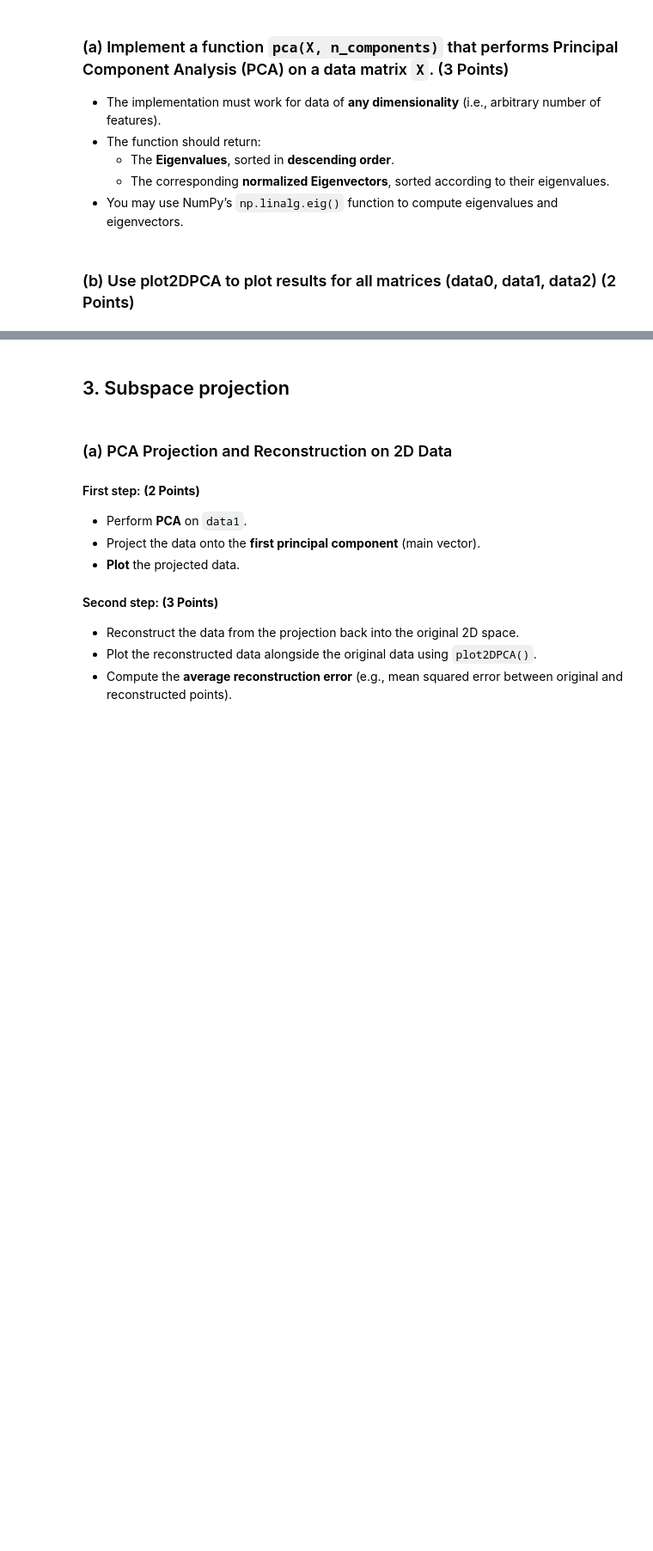
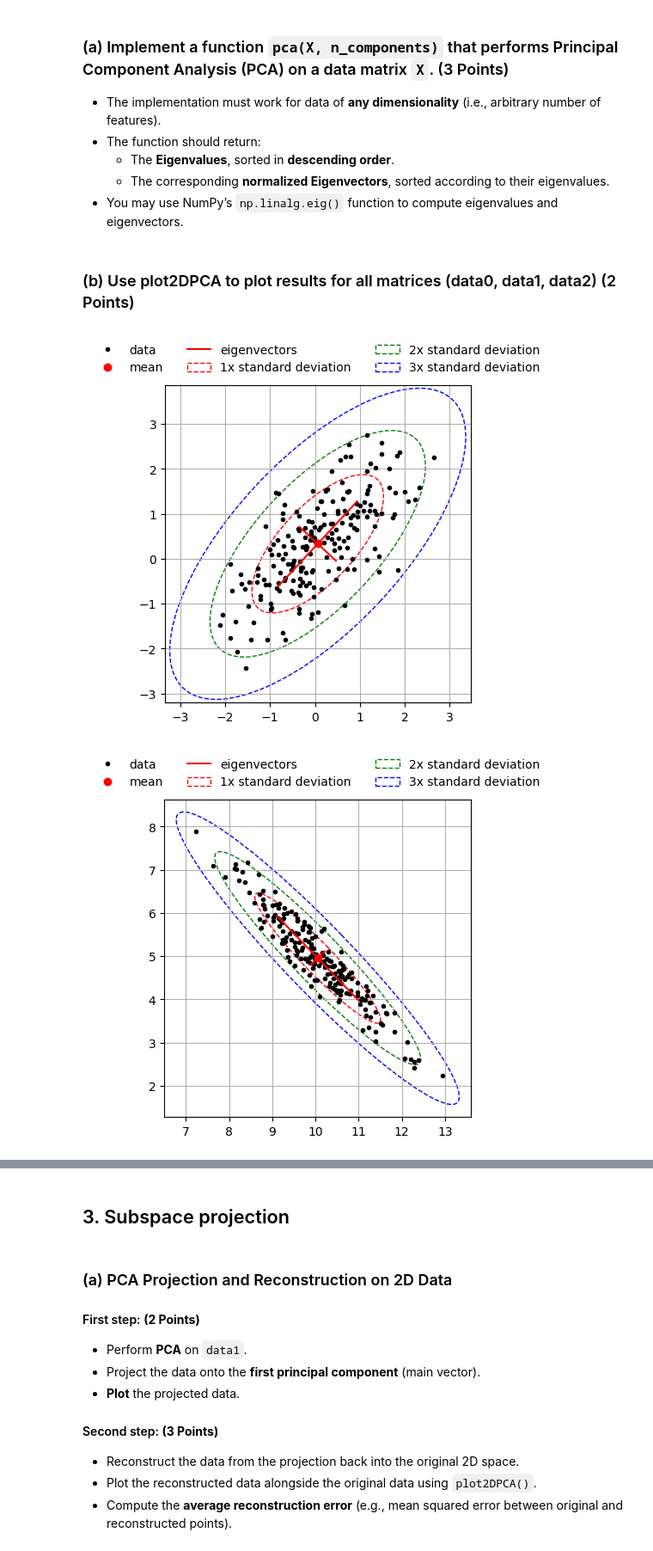
Before and after one commit to sknbsm04/Assignment1, a Jupyter notebook: notebook.ipynb, the cells around one changed output, grey strips where cells are left out. Shown at 86% size. Saved outputs shown, nothing was run; the diff lists cells and outputs as text; code cells hidden in the pictures; blank space fills up the shorter version.

```diff
--- a/notebook.ipynb
+++ b/notebook.ipynb
@@ -145,16 +184,30 @@ def pca(X, n_components=None):
     """
 
     # TODO: Center the data
+    mean = np.mean(X, axis = 0)
+    X_centered = X - mean
 
     # TODO: Compute the covariance matrix
+    C = ourCov(X)
 
     # TODO: Compute eigenvalues and eigenvectors
+    eigvals, eigvecs = np.linalg.eig(C)
 
     # TODO: Sort eigenvalues and eigenvectors in descending order
+    desc_order_idx = np.argsort(eigvals)
+    desc_order_idx = desc_order_idx[::-1]
+    eigvals = eigvals[desc_order_idx]
+    eigvecs = eigvecs[:, desc_order_idx]
 
     # TODO: Select the top n_components
+    if n_components is None:
+        n_components = X.shape[1]
+
+    eigvals_selected = eigvals[:n_components]
+    eigvecs_reduced = eigvecs[:, :n_components]
 
     # TODO: Project data onto principal components
+    X_reduced = X_centered @ eigvecs_reduced
 
     return X_reduced, eigvecs_reduced, eigvals_selected, mean
 # %% [markdown]
@@ -162,13 +215,17 @@ def pca(X, n_components=None):
 # %%
 for data in [data0, data1, data2]:
 
     # TODO: Perform PCA
+    X_reduced, eigVec, eigVal, mean = pca(data)
 
     # Plot using the plot2DPCA function
     plot2DPCA(
         data=data,
         mju=mean,
         eigVec=eigVec,
         eigVal=eigVal,
         showStd=True,
     )
+# %% [output]
+[figure, added]
+[figure, added]
```
Also changed, not shown: parts of 9 cells of this notebook.
